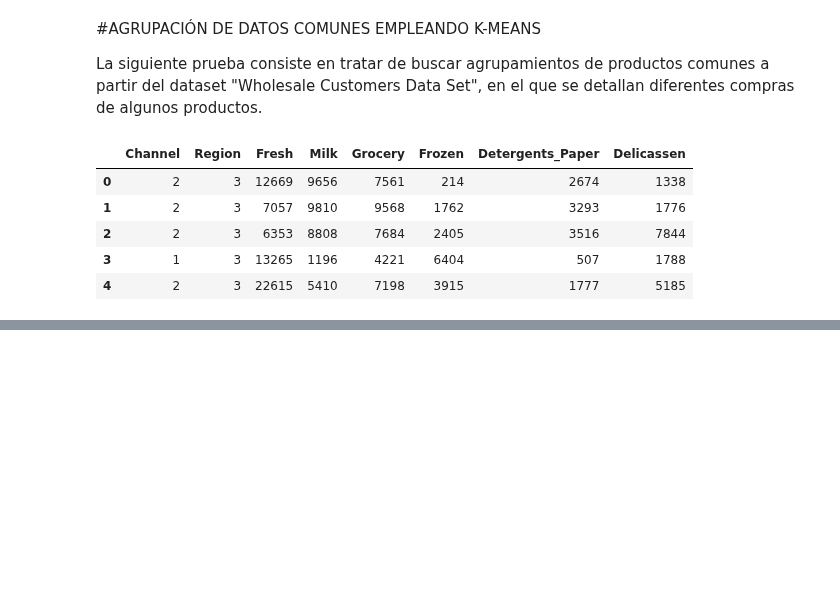
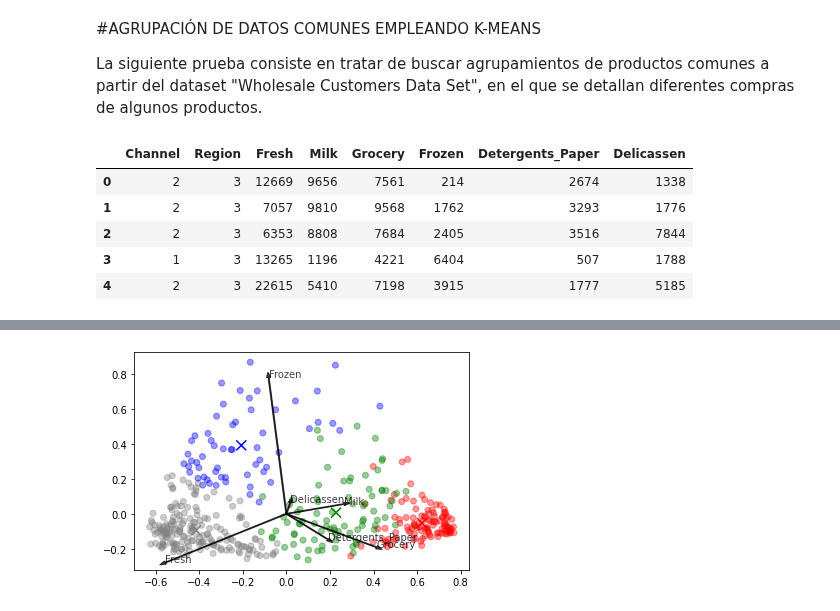
Before and after one commit to javilledo/MachineLearning, a Jupyter notebook: notebooks/agrupación_kmeans_wholesale_customers_dataset.ipynb, the cells around one changed output, grey strips where cells are left out. Cells and saved outputs as stored; diff of their text form; code cells hidden in the pictures; blank space fills up the shorter version.

```diff
--- a/notebooks/agrupación_kmeans_wholesale_customers_dataset.ipynb
+++ b/notebooks/agrupación_kmeans_wholesale_customers_dataset.ipynb
@@ -21,0 +105,5 @@ data.head()
+# %%
+#Escalado de datos de muestra
+muestra_escalado = preprocessing.Normalizer().fit_transform(muestra)
+muestra_escalado = pd.DataFrame(muestra_escalado)
+muestra_escalado
@@ -21,0 +226,43 @@ data.head()
+# %%
+#A la vista de los resultados, parece quepodrían agruparse en 4 grupos (fresco, congelado, fresco+congelado, y el resto).
+#Se prueba a continuación el resultado con 4 clusters
+
+#entrenamiento del modelo
+model = KMeans(n_clusters=4, init='k-means++', n_init=10, max_iter=300).fit(data_escalado)
+
+#obtención de centroides
+centroides, etiquetas = model.cluster_centers_, model.labels_
+centroides, etiquetas
+
+#predicción de la muestra
+muestra_prediccion = model.predict(muestra_escalado)
+muestra_prediccion
+
+#visualización
+#creamos el modelo de transformación entrenado con los datos
+model_pca = PCA(n_components=2).fit(data_escalado)
+
+#transformamos los datos y centroides
+data_pca = model_pca.transform(data_escalado)
+centroides_pca = model_pca.transform(centroides)
+
+#definimos un color para cada cluster y se lo asignamos a cada valor de data
+colores = ['blue', 'red', 'green', 'gray']
+colores_cluster = [colores[etiquetas[i]] for i in range(len(data_pca))]
+
+#se inserta en el gráfico los componentes de data y los centroides
+plt.scatter(data_pca[:,0], data_pca[:, 1], c=colores_cluster, marker='o', alpha=0.4)
+plt.scatter(centroides_pca[:,0], centroides_pca[:,1], marker='x', s=100, linewidths=3, c=colores)
+
+#se determinan los vectores de los componentes
+xvector = model_pca.components_[0] * max(data_pca[:,0])
+yvector = model_pca.components_[1] * max(data_pca[:,1])
+
+#Se representan los nombres de los clústeres con cada uno de los vectores
+for i in range(len(data.columns)):
+  plt.arrow(0,0, xvector[i], yvector[i], color='black', width=0.005, head_width=0.02, alpha=0.75)
+  plt.text(xvector[i], yvector[i], list(data.columns)[i], color='black', alpha=0.75)
+
+plt.show()
+# %% [output]
+[figure, added]
```
Also changed, not shown: parts of 21 cells of this notebook.
